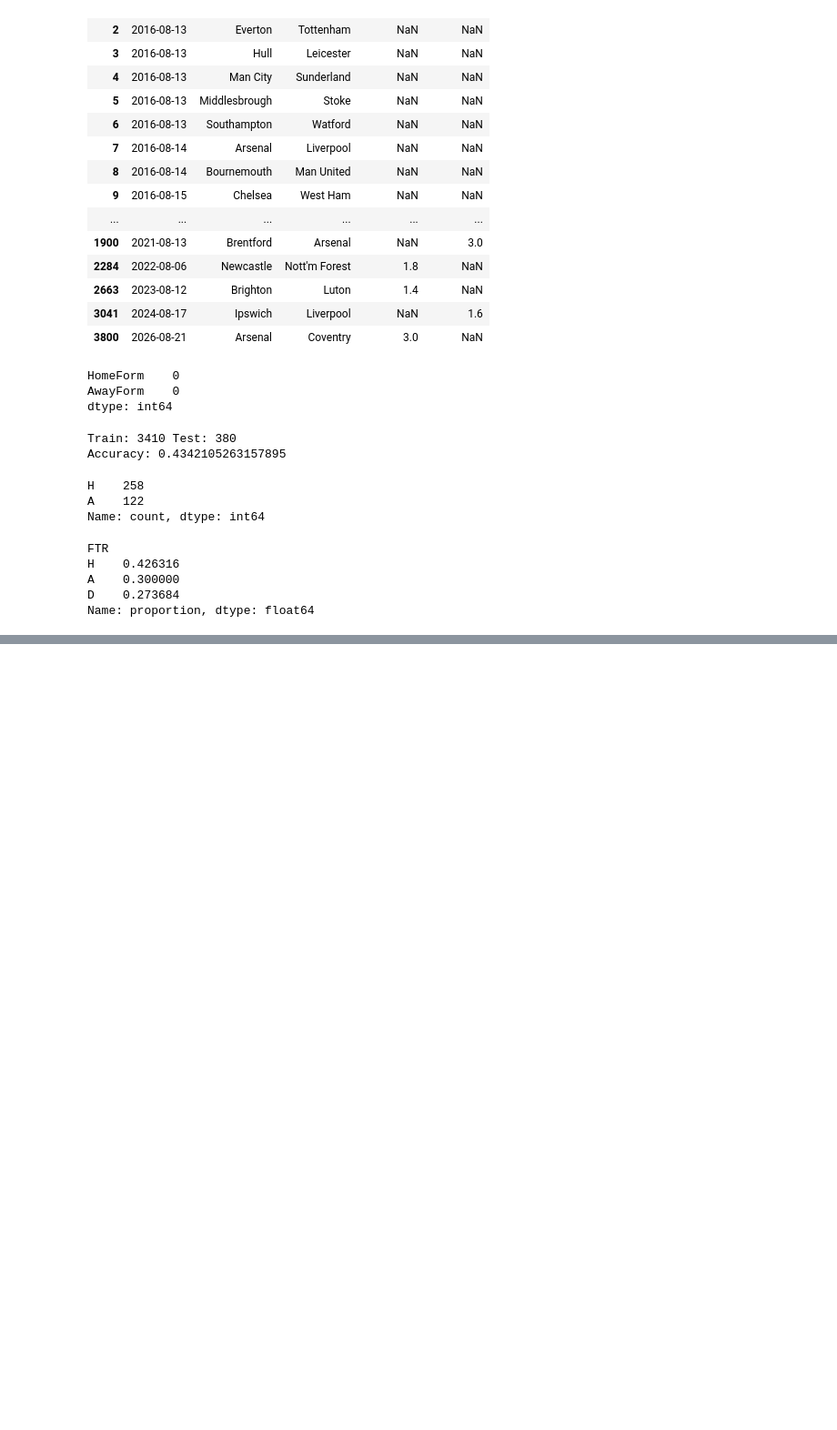
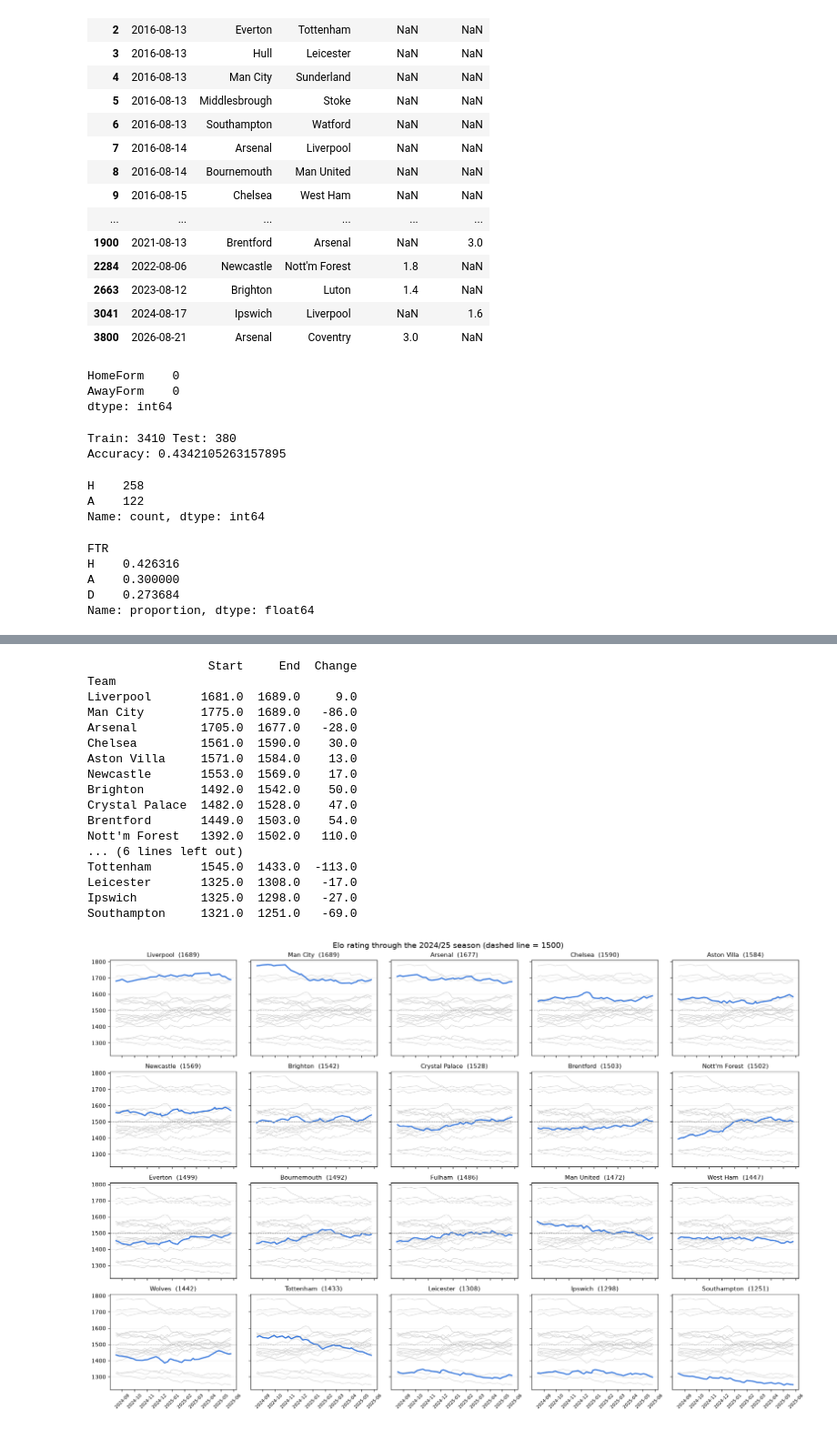
Before and after one commit to HVL186474/premier-league-predictor, a Jupyter notebook: notebooks/exploration.ipynb, the cells around one changed output, grey strips where cells are left out. Shown at 91% size. Saved outputs shown, nothing was run; the diff lists cells and outputs as text; code cells hidden in the pictures; blank space fills up the shorter version.

```diff
--- a/notebooks/exploration.ipynb
+++ b/notebooks/exploration.ipynb
@@ -146,3 +146,9 @@ H    0.426316
 A    0.300000
 D    0.273684
 Name: proportion, dtype: float64
+# %%
+def expected_score(home_rating, away_rating):
+    return 1 / (1 + 10 ** ((away_rating - home_rating) / 400))
+
+def rating_change(home_rating, away_rating, result, k=20):
+    return k * (result - expected_score(home_rating, away_rating))
@@ -148,0 +216,61 @@ Name: proportion, dtype: float64
+# %%
+import matplotlib.pyplot as plt
+
+season = matches[matches["Season"] == "2425"].copy()
+
+# Rating AFTER each match = rating before + the change from that match
+result = season["FTR"].map({"H": 1, "D": 0.5, "A": 0})
+season["Change"] = [rating_change(h, a, r) for h, a, r in zip(season["HomeElo"], season["AwayElo"], result)]
+
+elo_history = pd.concat([
+    pd.DataFrame({"Date": season["Date"], "Team": season["HomeTeam"], "Elo": season["HomeElo"] + season["Change"]}),
+    pd.DataFrame({"Date": season["Date"], "Team": season["AwayTeam"], "Elo": season["AwayElo"] - season["Change"]}),
+]).sort_values("Date")
+
+# Start and end of season per team
+start = pd.concat([
+    season[["HomeTeam", "HomeElo"]].set_axis(["Team", "Elo"], axis=1),
+    season[["AwayTeam", "AwayElo"]].set_axis(["Team", "Elo"], axis=1),
+]).groupby("Team")["Elo"].first()
+end = elo_history.groupby("Team")["Elo"].last()
+
+summary = pd.DataFrame({"Start": start, "End": end})
+summary["Change"] = summary["End"] - summary["Start"]
+summary = summary.sort_values("End", ascending=False).round(0)
+print(summary)
+
+# One small chart per team, ordered by final rating
+teams = summary.index
+fig, axes = plt.subplots(4, 5, figsize=(18, 12), sharex=True, sharey=True)
+for ax, team in zip(axes.flat, teams):
+    for other in teams:
+        other_history = elo_history[elo_history["Team"] == other]
+        ax.plot(other_history["Date"], other_history["Elo"], color="#d0d0d0", linewidth=0.8)
+    team_history = elo_history[elo_history["Team"] == team]
+    ax.plot(team_history["Date"], team_history["Elo"], color="#2a6fdb", linewidth=2)
+    ax.set_title(f"{team}  ({summary.loc[team, 'End']:.0f})", fontsize=11)
+    ax.axhline(1500, color="#999999", linewidth=0.8, linestyle="--")
+    ax.tick_params(axis="x", labelrotation=45, labelsize=8)
+    ax.grid(axis="y", color="#eeeeee")
+fig.suptitle("Elo rating through the 2024/25 season (dashed line = 1500)", fontsize=14)
+fig.tight_layout()
+plt.show()
+# %% [output]
+                 Start     End  Change
+Team
+Liverpool       1681.0  1689.0     9.0
+Man City        1775.0  1689.0   -86.0
+Arsenal         1705.0  1677.0   -28.0
+Chelsea         1561.0  1590.0    30.0
+Aston Villa     1571.0  1584.0    13.0
+Newcastle       1553.0  1569.0    17.0
+Brighton        1492.0  1542.0    50.0
+Crystal Palace  1482.0  1528.0    47.0
+Brentford       1449.0  1503.0    54.0
+Nott'm Forest   1392.0  1502.0   110.0
+... (6 lines left out)
+Tottenham       1545.0  1433.0  -113.0
+Leicester       1325.0  1308.0   -17.0
+Ipswich         1325.0  1298.0   -27.0
+Southampton     1321.0  1251.0   -69.0
+[figure, added]
```
Also changed, not shown: parts of 3 cells of this notebook.
